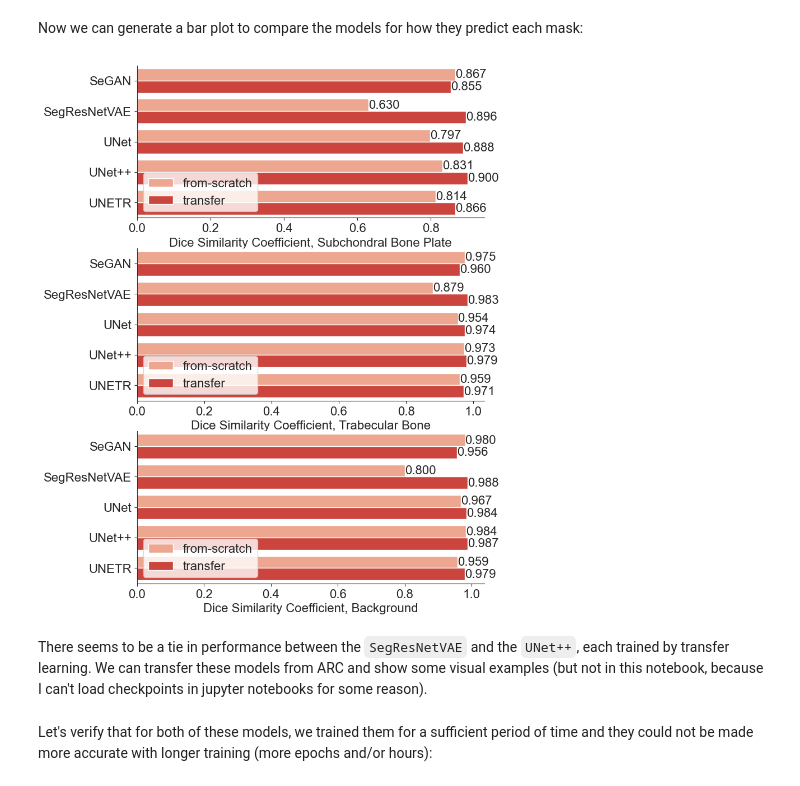
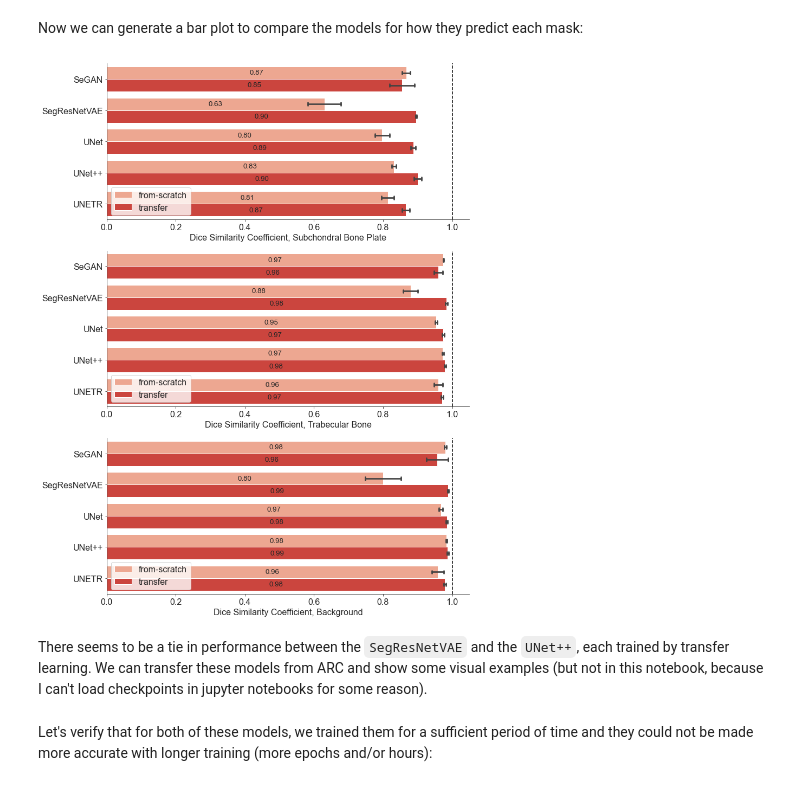
Before and after one commit to Bonelab/hrpqct-knee-segmentation, a Jupyter notebook: notebooks/analyze_knee_base_and_transfer_cv.ipynb, the cells around one changed output. Cells and saved outputs as stored; diff of their text form; code cells hidden in the pictures.

```diff
--- a/notebooks/analyze_knee_base_and_transfer_cv.ipynb
+++ b/notebooks/analyze_knee_base_and_transfer_cv.ipynb
@@ -23,6 +23,26 @@ base = base[
 base = base.reset_index()
 
 base["label"] = base["label"].apply(lambda x: x[0:-16])
+
+best_base_models = [(l,v) for l,v in zip(base["label"], base["version"])]
+
+base = pd.read_csv(path.join("..", "from_arc", "knee_base_cv.csv"))
+base = base[[
+    "label", "version", "fold",
+    "metrics_val_dsc_0_epoch_final",
+    "metrics_val_dsc_1_epoch_final",
+    "metrics_val_dsc_2_epoch_final"
+]]
+base["label"] = base["label"].apply(lambda x: x[0:-16])
+
+df = pd.DataFrame()
+
+for l, v in best_base_models:
+    df = df.append(base[(base["label"]==l) & (base["version"]==v)])
+
+base = df
+
+base
 
 labels_renaming = {
     "unet": "UNet",
@@ -41,5 +61,7 @@ base = base.rename(
     }
 )
 
+base["training"] = "from-scratch"
+
 base
 # %% [output]
@@ -59,8 +92,8 @@ transfer = transfer[[
     "metrics_val_dsc_1_epoch_final",
     "metrics_val_dsc_2_epoch_final"
 ]]
-transfer = transfer.groupby(["label"]).mean().drop(columns=["fold"])
-transfer = transfer.reset_index()
+#transfer = transfer.groupby(["label"]).mean().drop(columns=["fold"])
+#transfer = transfer.reset_index()
 
 transfer["label"] = transfer["label"].apply(lambda x: x[0:-20])
 
@@ -74,5 +107,7 @@ transfer = transfer.rename(
     }
 )
 
+transfer["training"] = "transfer"
+
 transfer
 # %% [output]
@@ -112,41 +159,45 @@ rc = {'figure.figsize':(10,5),
       'font.family':'Arial',
       'font.size' : 16}
 plt.rcParams.update(rc)
 
 metrics = {
     "cort DSC": "Dice Similarity Coefficient, Subchondral Bone Plate",
     "trab DSC": "Dice Similarity Coefficient, Trabecular Bone",
     "back DSC": "Dice Similarity Coefficient, Background"
 }
 
-fig, axs = plt.subplots(3,1,figsize=(8,12))
+fig, axs = plt.subplots(3,1,figsize=(12,18))
 
 for metric, ax in zip(metrics, axs):
 
-    ax = sns.barplot(ax=ax, data=df, y="label", x=metric, hue="training", palette="Reds")
+    ax.axvline(1, linestyle="--", c="k")
+    ax = sns.barplot(
+        ax=ax, data=df, y="label", x=metric, hue="training", palette="Reds",
+        ci="sd", capsize=0.1
+    )
     #ax.legend_.remove()
     ax.legend(loc="lower left")
 
     ax.set(
         ylabel="",
         xlabel=metrics[metric]
     )
 
     for i in ax.containers:
-        ax.bar_label(i, fmt="%0.3f")
+        ax.bar_label(i, fmt="%0.2f", padding=0, label_type="center", fontsize="small")
 
     ax.grid(axis="x")
     sns.despine()
 
 #ax.legend(loc="lower left")
 
 plt.show()
 # %% [output]
-[figure, old version]
+[figure, new version]
 # %% [markdown]
 There seems to be a tie in performance between the `SegResNetVAE` and the `UNet++`, each trained by transfer learning. We can transfer these models from ARC and show some visual examples (but not in this notebook, because I can't load checkpoints in jupyter notebooks for some reason).
-# %% [markdown]
-Let's verify that for both of these models, we trained them for a sufficient period of time and they could not be made more accurate with longer training (more epochs and/or hours):
+# %% [markdown]
+Let's verify that for both of these models, we trained them for a sufficient period of time and they could not be made more accurate with longer training (more epochs and/or hours):
 # %%
 segresnetvae_metrics_fns = glob(
     path.join("..", "from_arc", "segresnetvae_3d_knee_transfer_cv", "*_f?", "metrics.csv")
```
Also changed, not shown: parts of 6 cells of this notebook, 1 other file.
